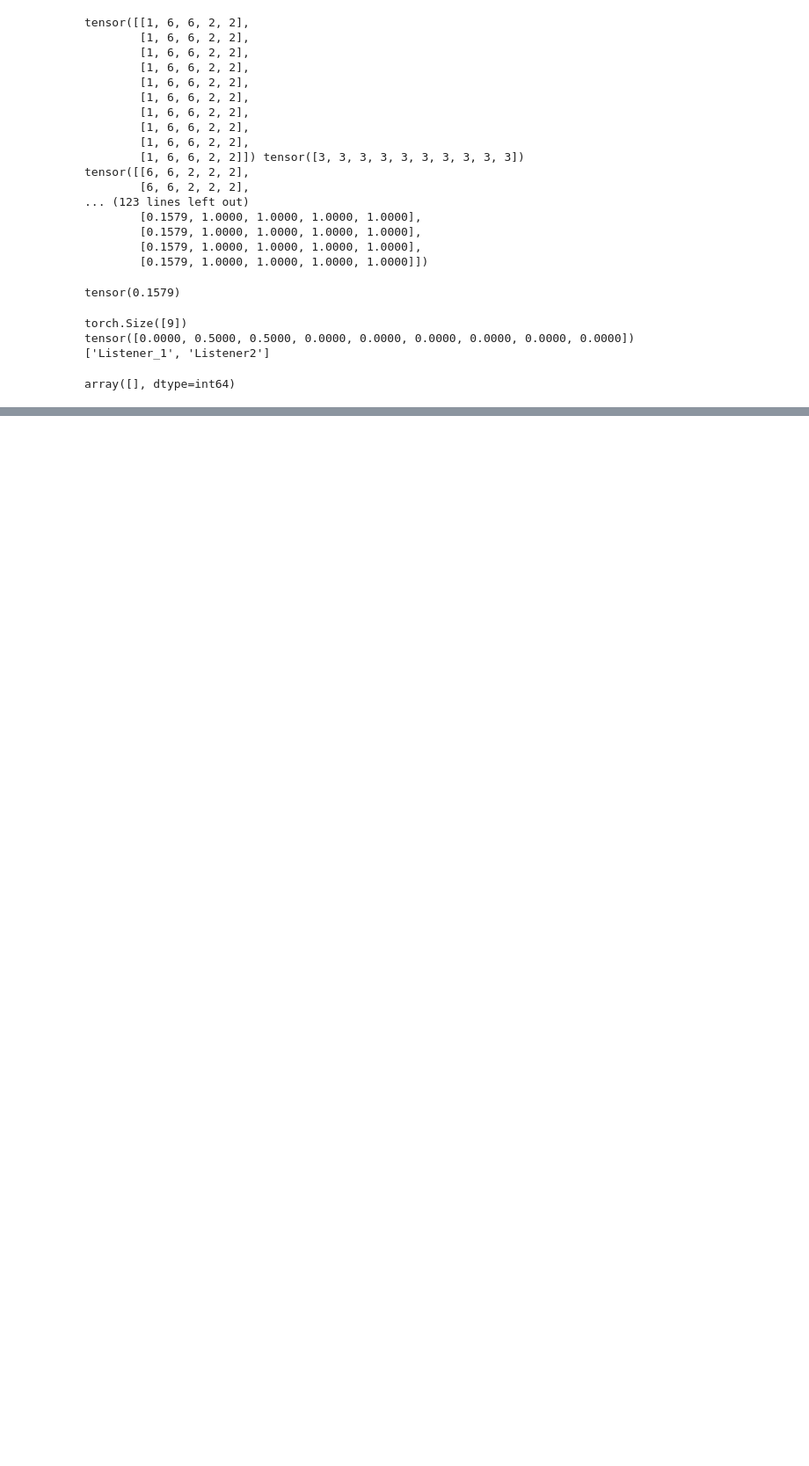
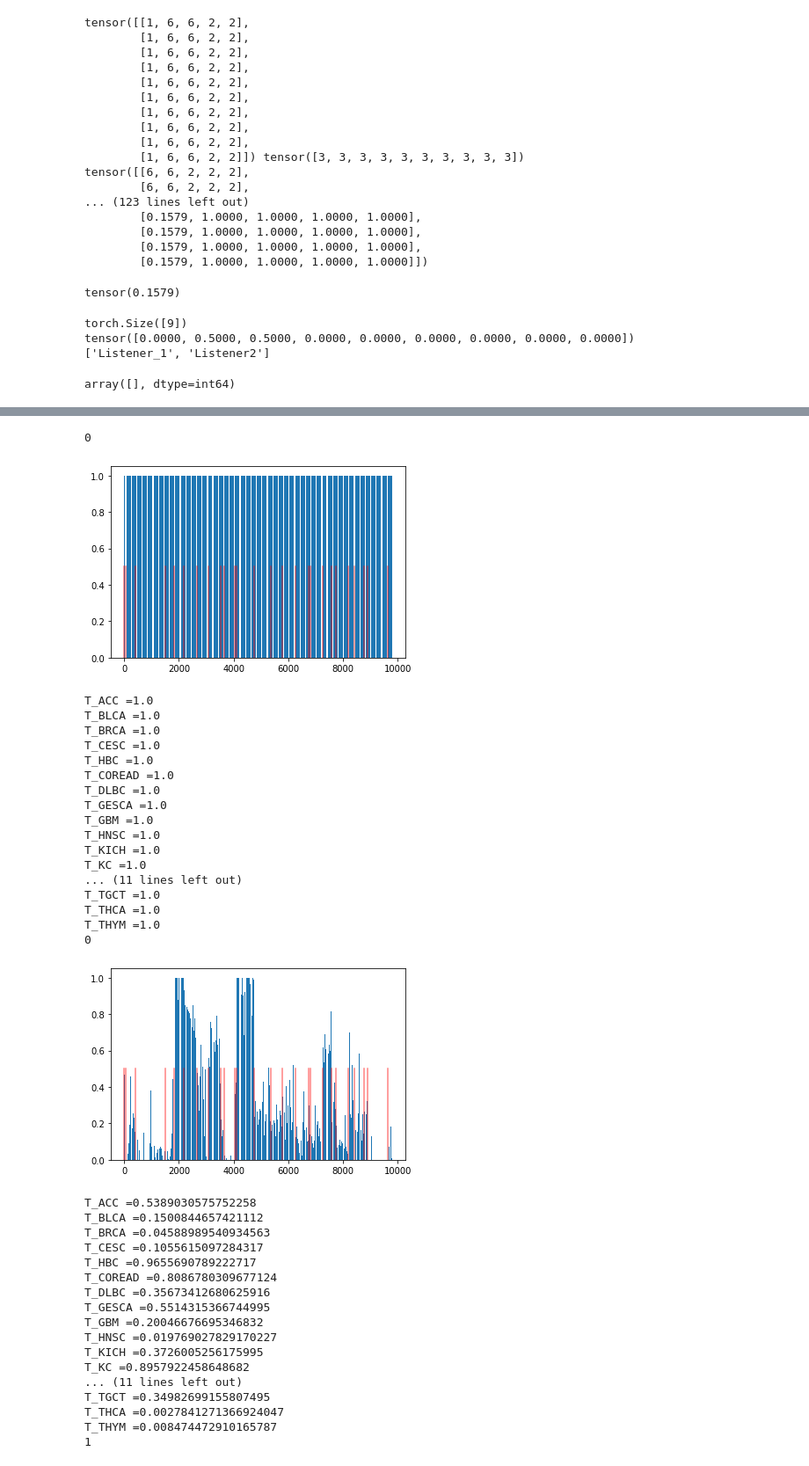
Before and after one commit to MathieuRita/Population, a Jupyter notebook: test_notebook.ipynb, the cells around one changed output, grey strips where cells are left out. Shown at 88% size. Drawn from its saved outputs; the diff is of its cells as text; code cells hidden in the pictures; blank space fills up the shorter version.

```diff
--- a/test_notebook.ipynb
+++ b/test_notebook.ipynb
@@ -1921,0 +2010,12 @@ Finished.
+# %%
+cancers=[can for can in conv_dict]
+
+for i in range(28):
+    if len(np.where(np.sort(y_train)==i)[0])>0:
+        id_1=np.min(np.where(np.sort(y_train)==i)[0])
+        if len(np.where(np.sort(y_train)==i+1)[0])>0:
+            id_2=np.min(np.where(np.sort(y_train)==i+1)[0])
+        else:
+            id_2=np.min(np.where(np.sort(y_train)==i+2)[0])
+
+        print("{} between {} and {}".format(cancers[i],id_1,id_2))
@@ -1921,0 +2040,65 @@ Finished.
+# %%
+for N_sig in range(1,30):
+
+    model = NMF(n_components=N_sig, init='random', random_state=0)
+    W_train = model.fit_transform(exp_matrix)
+    H = model.components_
+
+    W_norm=W_train/W_train.sum(1,keepdims=True)
+    y_train = [conv_dict[label] for label in labels]
+    for id_sig in range(N_sig):
+        print(id_sig)
+        for i in range(28):
+            if len(np.where(np.sort(y_train)==i)[0])>0:
+                ind_sep=np.min(np.where(np.sort(y_train)==i)[0])
+                plt.plot([ind_sep,ind_sep],[0,0.5],c="red",alpha=0.5)
+        plt.bar(np.arange(len(W_norm)),W_norm[:,id_sig][np.argsort(y_train)])
+        plt.show()
+
+        for i in range(28):
+            if len(np.where(np.sort(y_train)==i)[0])>0:
+                id_1=np.min(np.where(np.sort(y_train)==i)[0])
+                if len(np.where(np.sort(y_train)==i+1)[0])>0:
+                    id_2=np.min(np.where(np.sort(y_train)==i+1)[0])
+                else:
+                    id_2=np.min(np.where(np.sort(y_train)==i+2)[0])
+
+                print("{} ={}".format(cancers[i],np.mean(W_norm[np.argsort(y_train)][id_1:id_2,id_sig])))
+# %% [output]
+0
+[figure, added]
+T_ACC =1.0
+T_BLCA =1.0
+T_BRCA =1.0
+T_CESC =1.0
+T_HBC =1.0
+T_COREAD =1.0
+T_DLBC =1.0
+T_GESCA =1.0
+T_GBM =1.0
+T_HNSC =1.0
+T_KICH =1.0
+T_KC =1.0
+... (11 lines left out)
+T_TGCT =1.0
+T_THCA =1.0
+T_THYM =1.0
+0
+[figure, added]
+T_ACC =0.5389030575752258
+T_BLCA =0.1500844657421112
+T_BRCA =0.04588989540934563
+T_CESC =0.1055615097284317
+T_HBC =0.9655690789222717
+T_COREAD =0.8086780309677124
+T_DLBC =0.35673412680625916
+T_GESCA =0.5514315366744995
+T_GBM =0.20046676695346832
+T_HNSC =0.019769027829170227
+T_KICH =0.3726005256175995
+T_KC =0.8957922458648682
+... (11 lines left out)
+T_TGCT =0.34982699155807495
+T_THCA =0.0027841271366924047
+T_THYM =0.008474472910165787
+1
```
Also changed, not shown: parts of 44 cells of this notebook, 1 other file.
